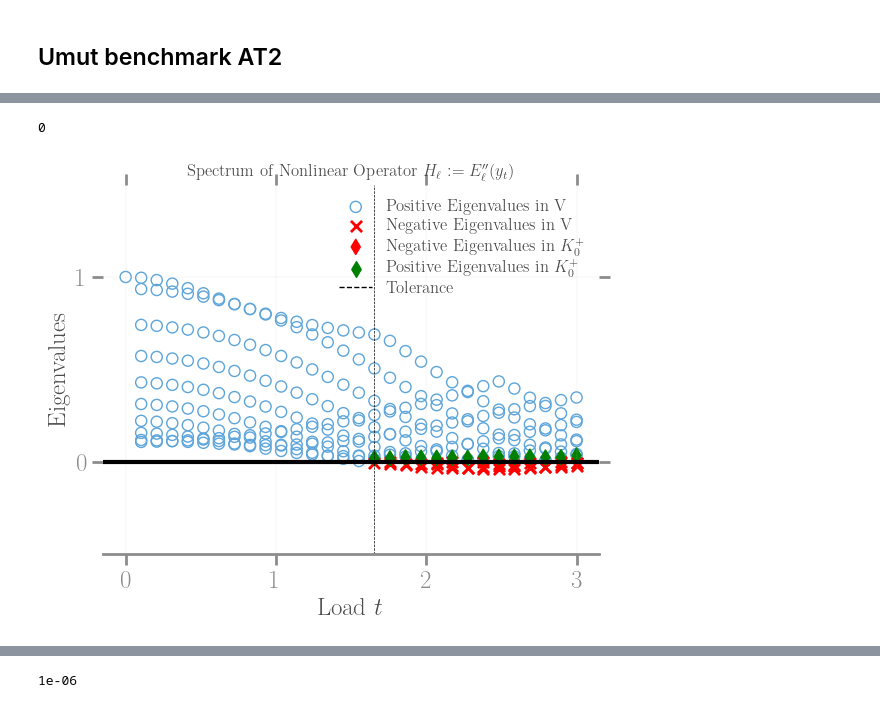
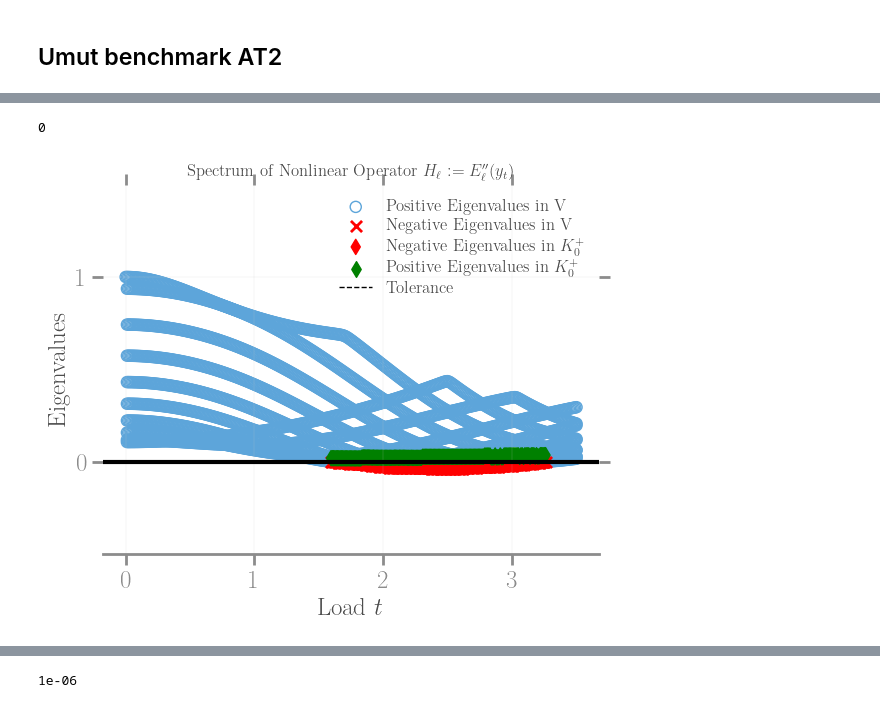
Before and after one commit to kumiori/irrevolutions, a Jupyter notebook: playground/nb/1d-fundamental-bar.ipynb, the cells around one changed output, grey strips where cells are left out. Drawn from its saved outputs; the diff is of its cells as text; code cells hidden in the pictures.

```diff
--- a/playground/nb/1d-fundamental-bar.ipynb
+++ b/playground/nb/1d-fundamental-bar.ipynb
@@ -1135,13 +1139,14 @@ fig.savefig('test_1d_stability-spa.png')
 # %%
 experiment = '../../playground/benchmark-umut-at2/output/thinfilm-1d/MPI-1/7f4361'
+experiment = '../../playground/benchmark-umut-at2/output/thinfilm-1d/MPI-1/136dbb'
 params, data, signature = pp.load_data(experiment)
 ax = pp.plot_operator_spectrum(data, params)
-plt.axvline(fields_data["time_steps"][16], c='k', ls='--', lw=.5)
+# plt.axvline(fields_data["time_steps"][16], c='k', ls='--', lw=.5)
 
 visuals.setspines0()
 # %% [output]
 0
-[figure, old version]
+[figure, new version]
 # %%
 import matplotlib.patches as patches
 
```
Also changed, not shown: parts of 4 cells of this notebook.
